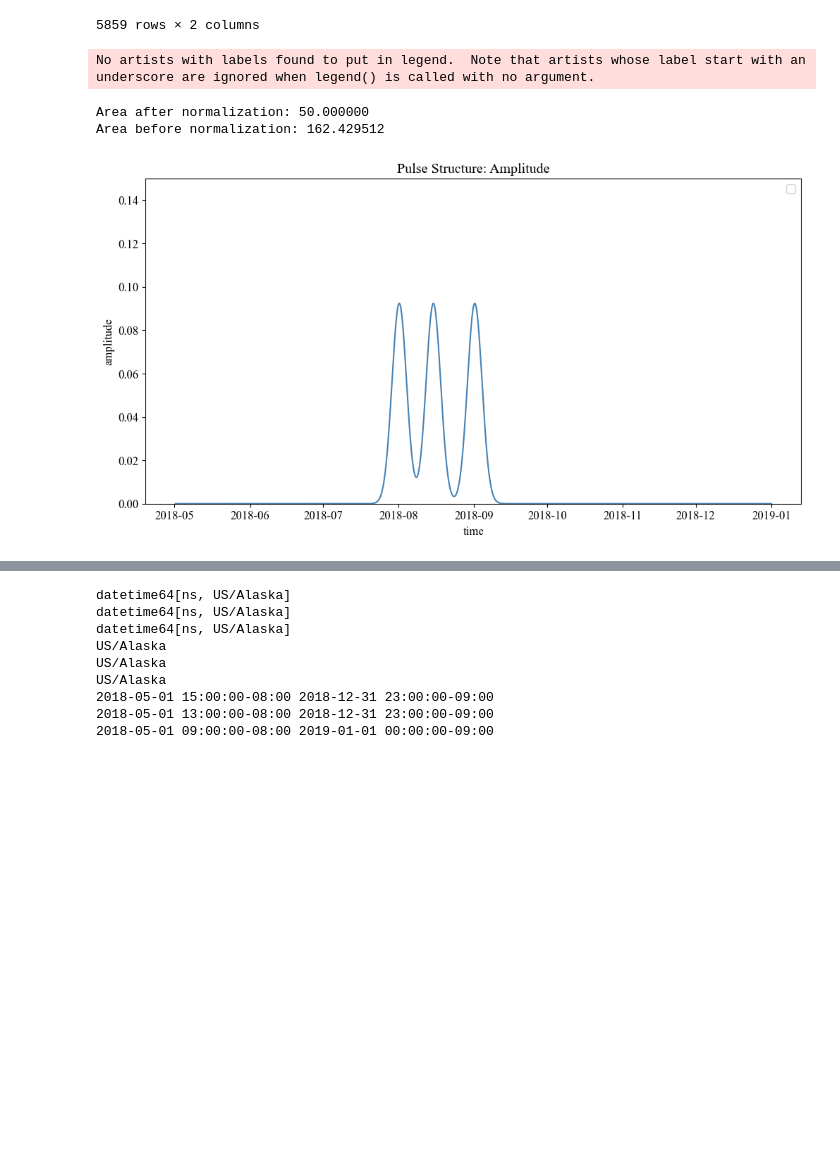
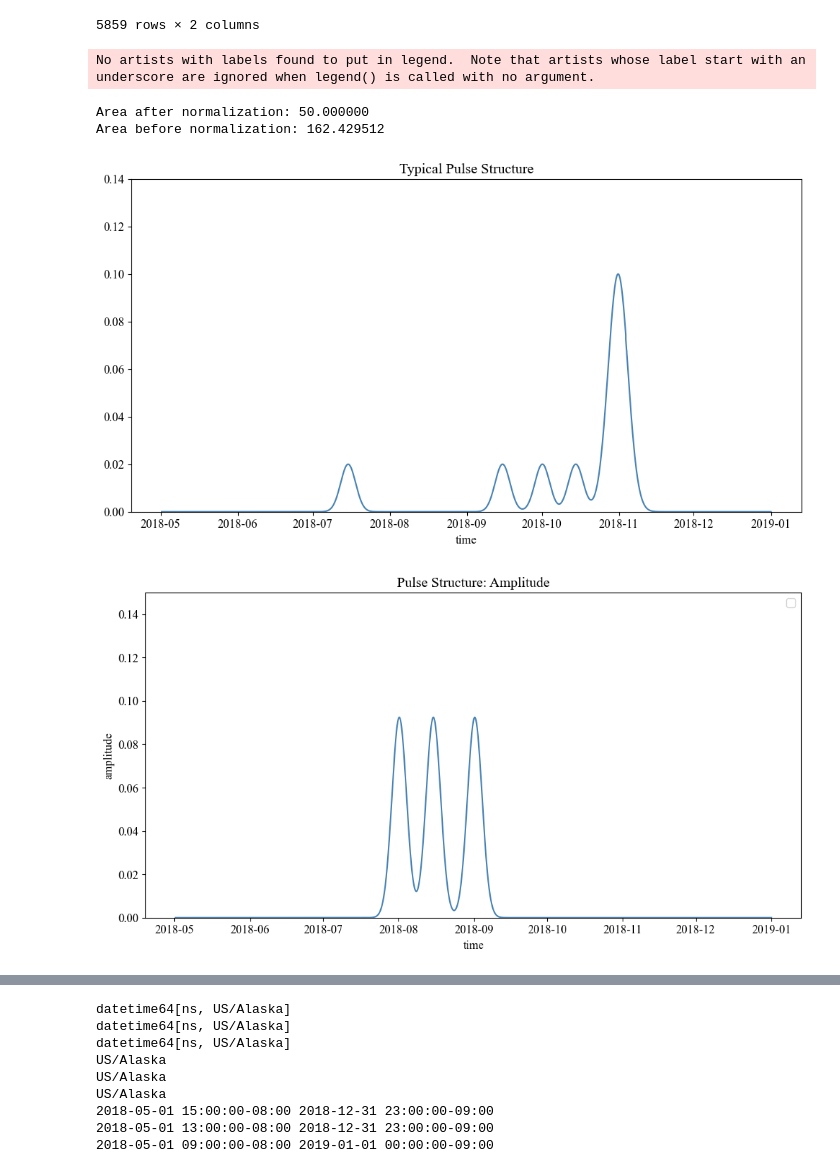
Before and after one commit to ashah1030/senior_thesis, a Jupyter notebook: NP_full_2018_model.ipynb, the cells around one changed output, grey strips where cells are left out. Cells and saved outputs as stored; diff of their text form; code cells hidden in the pictures; blank space fills up the shorter version.

```diff
--- a/NP_full_2018_model.ipynb
+++ b/NP_full_2018_model.ipynb
@@ -129,18 +129,25 @@ def gaussian(t, center, amp, width):
 # # #forcing 1: 3 small storms
 # # # gaussian(TS_data_2018.index, 2949, 0.3, 24) + gaussian(TS_data_2018.index, 3669, 0.3, 24) + gaussian(TS_data_2018.index, 4400, 0.3, 24)
 
-# # #forcing 2: abundant storms:
-# # Forcing_plotted =  gaussian(TS_data_2018.index, 1797, 0.3, 72) + gaussian(TS_data_2018.index, 2949, 0.3, 72) + gaussian(TS_data_2018.index, 3285, 0.3, 72) + gaussian(TS_data_2018.index, 3669, 0.3, 72) + gaussian(TS_data_2018.index, 3992, 0.3, 72) + gaussian(TS_data_2018.index, 4400, 0.5, 96)
-# # plt.figure(figsize=(12,6))
-# # plt.plot(TS_data_2018.time, Forcing_plotted, color='steelblue', label = 'after')
-# # plt.title('Bloom Regime: Pulse')
-# # plt.xlabel('time')
-# # #early fall bloom pulses:
-# # #hybrid forcing: gaussian(TS_data_2018.index, 2205, 0.3, 24) + gaussian(TS_data_2018.index, 2301, 0.3, 24) + gaussian(TS_data_2018.index, 2421, 0.5, 72)
-# # #Null hypothesis: gaussian(TS_data_2018.index, 2205, 0.3, 72) + gaussian(TS_data_2018.index, 2541, 0.3, 72) + gaussian(TS_data_2018.index, 2949, 0.3, 72)
-# # #frequency forcing:  gaussian(TS_data_2018.index, 2205, 0.3, 72) + gaussian(TS_data_2018.index, 2301, 0.3, 72) + gaussian(TS_data_2018.index, 2421, 0.3, 72)
-# # # stddev forcing: gaussian(TS_data_2018.index, 2205, 0.3, 144) + gaussian(TS_data_2018.index, 2541, 0.3, 144) + gaussian(TS_data_2018.index, 2949, 0.3, 144)
-# # # amplitude forcing: gaussian(TS_data_2018.index, 2205, 0.6, 72) + gaussian(TS_data_2018.index, 2541, 0.6, 72) + gaussian(TS_data_2018.index, 2949, 0.6, 72)
+#forcing 2: abundant storms:
+Forcing_plotted =  (gaussian(TS_data_2018.index, 1797, 0.02, 72) + gaussian(TS_data_2018.index, 3285, 0.02, 72) +  gaussian(TS_data_2018.index, 3669, 0.02, 72) + gaussian(TS_data_2018.index, 3992, 0.02, 72) + gaussian(TS_data_2018.index, 4400, 0.1, 96))
+
+#gaussian(TS_data_2018.index, 1797, 0.1, 72) + gaussian(TS_data_2018.index, 2949, 0.1, 72) + gaussian(TS_data_2018.index, 3285, 0.1, 72) + gaussian(TS_data_2018.index, 3669, 0.1, 72) + gaussian(TS_data_2018.index, 3992, 0.1, 72) + gaussian(TS_data_2018.index, 4400, 0.2, 96)
+
+plt.figure(figsize=(12,6))
+plt.plot(TS_data_2018.time, Forcing_plotted, color='steelblue', label = 'after')
+plt.ylim([0,0.14])
+plt.title('Typical Pulse Structure')
+plt.xlabel('time')
+plt.savefig('/Users/anjalishah/Desktop/Senior_Thesis/Figures/figures for presentations/pulse_structure_typical.jpg', dpi=300, bbox_inches='tight')
+
+
+#early fall bloom pulses:
+#hybrid forcing: gaussian(TS_data_2018.index, 2205, 0.3, 24) + gaussian(TS_data_2018.index, 2301, 0.3, 24) + gaussian(TS_data_2018.index, 2421, 0.5, 72)
+#Null hypothesis: gaussian(TS_data_2018.index, 2205, 0.3, 72) + gaussian(TS_data_2018.index, 2541, 0.3, 72) + gaussian(TS_data_2018.index, 2949, 0.3, 72)
+#frequency forcing:  gaussian(TS_data_2018.index, 2205, 0.3, 72) + gaussian(TS_data_2018.index, 2301, 0.3, 72) + gaussian(TS_data_2018.index, 2421, 0.3, 72)
+# stddev forcing: gaussian(TS_data_2018.index, 2205, 0.3, 144) + gaussian(TS_data_2018.index, 2541, 0.3, 144) + gaussian(TS_data_2018.index, 2949, 0.3, 144)
+# amplitude forcing: gaussian(TS_data_2018.index, 2205, 0.6, 72) + gaussian(TS_data_2018.index, 2541, 0.6, 72) + gaussian(TS_data_2018.index, 2949, 0.6, 72)
 
 # #NULL HYPOTHESIS normalization
 
@@ -218,37 +225,38 @@ def gaussian(t, center, amp, width):
 # plt.ylim([0,0.15])
 # plt.savefig('/Users/anjalishah/Desktop/Senior_Thesis/Figures/experiments/duration_pulse_structure.jpg', dpi=300, bbox_inches='tight')
 
 
-# # #amplitude forcing
+# #amplitude forcing
 
 Forcing_plotted = gaussian(TS_data_2018.index, 2205, 0.3, 72) + gaussian(TS_data_2018.index, 2541, 0.3, 72) + gaussian(TS_data_2018.index, 2949, 0.3, 72)
 # Calculate the area under the curve
 dt = TS_data_2018.index[1] - TS_data_2018.index[0]
 # Step size (assuming uniform spacing)
 total_area =np.sum(Forcing_plotted) * dt
-# # Normalize to make area = 100 --> SF = 50/162.429512, double normalization value
+# # Normalize to make area = 50 --> SF = 50/162.429512, double normalization value
 Forcing_normalized = (Forcing_plotted / total_area) * 50
-# Verify the area is now 100
+# Verify the area is now 50
 check_area = np.sum(Forcing_normalized) * dt
 print(f"Area after normalization: {check_area:.6f}")
 check_area = np.sum(Forcing_plotted) * dt
 print(f"Area before normalization: {check_area:.6f}")
 
 
 plt.figure(figsize=(12,6))
 #plt.plot(TS_data_2018.time, Forcing_plotted, color='steelblue', label='before')
 plt.plot(TS_data_2018.time, Forcing_normalized, color='steelblue')
 plt.legend()
 plt.title('Pulse Structure: Amplitude')
 plt.ylabel('amplitude')
 plt.xlabel('time')
 plt.ylim([0,0.15])
 plt.savefig('/Users/anjalishah/Desktop/Senior_Thesis/Figures/experiments/amplitude_pulse_structure.jpg', dpi=300, bbox_inches='tight')
 # %% [output]
 No artists with labels found to put in legend.  Note that artists whose label start with an underscore are ignored when legend() is called with no argument.
 Area after normalization: 50.000000
 Area before normalization: 162.429512
-[figure, old version]
+[figure, new version]
+[figure, added]
 # %%
 strat_index = 0.5
 #step function set up: relates LIGHT to nutrient pulses through implicit transformation of Mixed Layer Depth!
```
Also changed, not shown: parts of 18 cells of this notebook.
